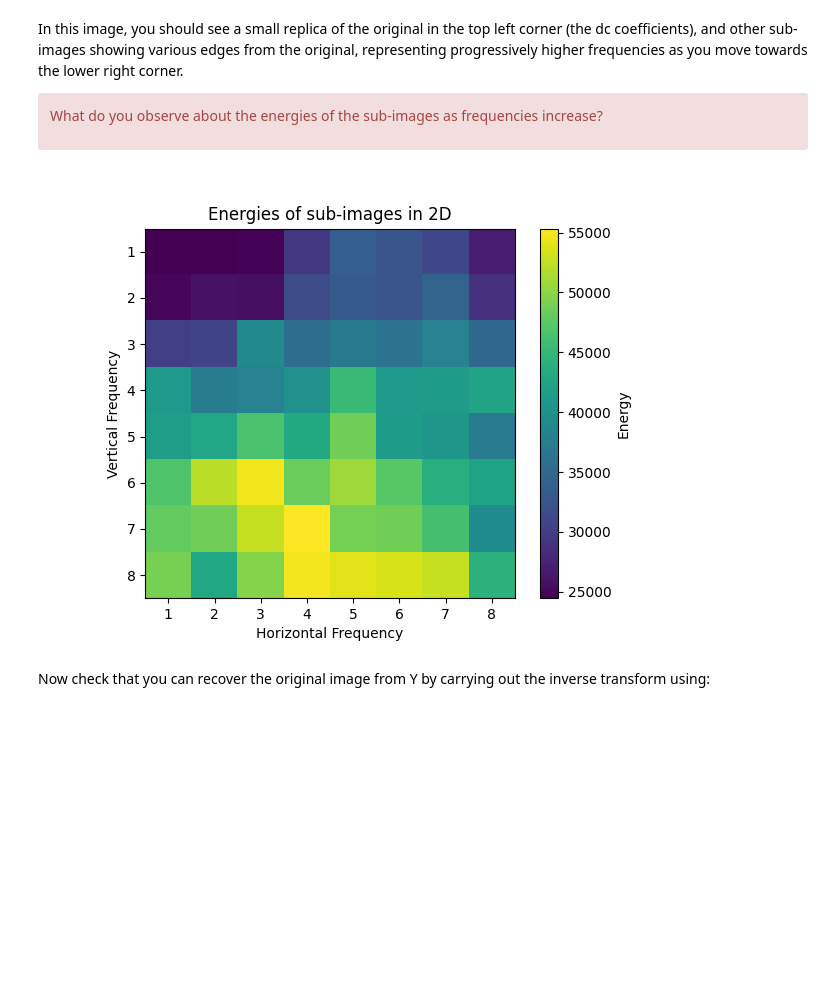
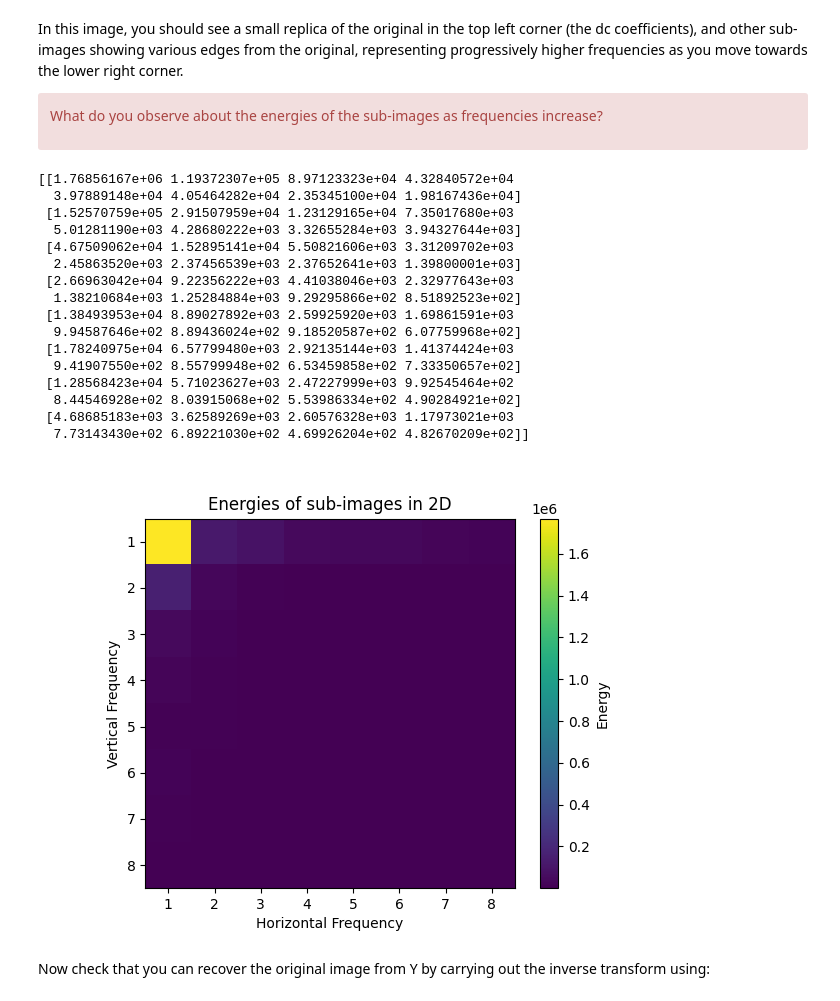
Before and after one commit to muhanl/cued_sf2_lab, a Jupyter notebook: 7-the-discrete-cosine-transform.ipynb, the cells around one changed output. Saved outputs shown, nothing was run; the diff lists cells and outputs as text; code cells hidden in the pictures; blank space fills up the shorter version.

```diff
--- a/7-the-discrete-cosine-transform.ipynb
+++ b/7-the-discrete-cosine-transform.ipynb
@@ -202,26 +202,46 @@ increase?</div>
 # %%
 # Your code here
 import numpy as np
-Y_reg = regroup(Y, N)/N
+Yr = regroup(Y, N)/N
+d, d = np.shape(Yr)
+step = d//N
 energies = np.zeros((N, N))
-for i in range(N):
-    for j in range(N):
-        sub_image = Y_reg[i::N, j::N]
-        energy = np.sum(sub_image ** 2)
-        energies[i, j] = energy
+for i in range(0, d, step):
+    for j in range(0, d, step):
+        Ys = Yr[i:i+step, j:j+step]
+        energy = np.sum(Ys ** 2)
+        energies[i//step, j//step] = energy
+
+print(energies)
 
 plt.figure()
 plt.imshow(energies, interpolation='nearest')
 plt.colorbar(label='Energy')
 plt.xticks(np.arange(N), np.arange(1, N + 1))
 plt.yticks(np.arange(N), np.arange(1, N + 1))
 plt.xlabel('Horizontal Frequency')
 plt.ylabel('Vertical Frequency')
 plt.title('Energies of sub-images in 2D')
 plt.grid(False)
 plt.show()
 # %% [output]
+[[1.76856167e+06 1.19372307e+05 8.97123323e+04 4.32840572e+04
+  3.97889148e+04 4.05464282e+04 2.35345100e+04 1.98167436e+04]
+ [1.52570759e+05 2.91507959e+04 1.23129165e+04 7.35017680e+03
+  5.01281190e+03 4.28680222e+03 3.32655284e+03 3.94327644e+03]
+ [4.67509062e+04 1.52895141e+04 5.50821606e+03 3.31209702e+03
+  2.45863520e+03 2.37456539e+03 2.37652641e+03 1.39800001e+03]
+ [2.66963042e+04 9.22356222e+03 4.41038046e+03 2.32977643e+03
+  1.38210684e+03 1.25284884e+03 9.29295866e+02 8.51892523e+02]
+ [1.38493953e+04 8.89027892e+03 2.59925920e+03 1.69861591e+03
+  9.94587646e+02 8.89436024e+02 9.18520587e+02 6.07759968e+02]
+ [1.78240975e+04 6.57799480e+03 2.92135144e+03 1.41374424e+03
+  9.41907550e+02 8.55799948e+02 6.53459858e+02 7.33350657e+02]
+ [1.28568423e+04 5.71023627e+03 2.47227999e+03 9.92545464e+02
+  8.44546928e+02 8.03915068e+02 5.53986334e+02 4.90284921e+02]
+ [4.68685183e+03 3.62589269e+03 2.60576328e+03 1.17973021e+03
+  7.73143430e+02 6.89221030e+02 4.69926204e+02 4.82670209e+02]]
-[figure, old version]
+[figure, new version]
 # %% [markdown]
 Now check that you can recover the original image from Y
 by carrying out the inverse transform using:
```
Also changed, not shown: parts of 16 cells of this notebook.
